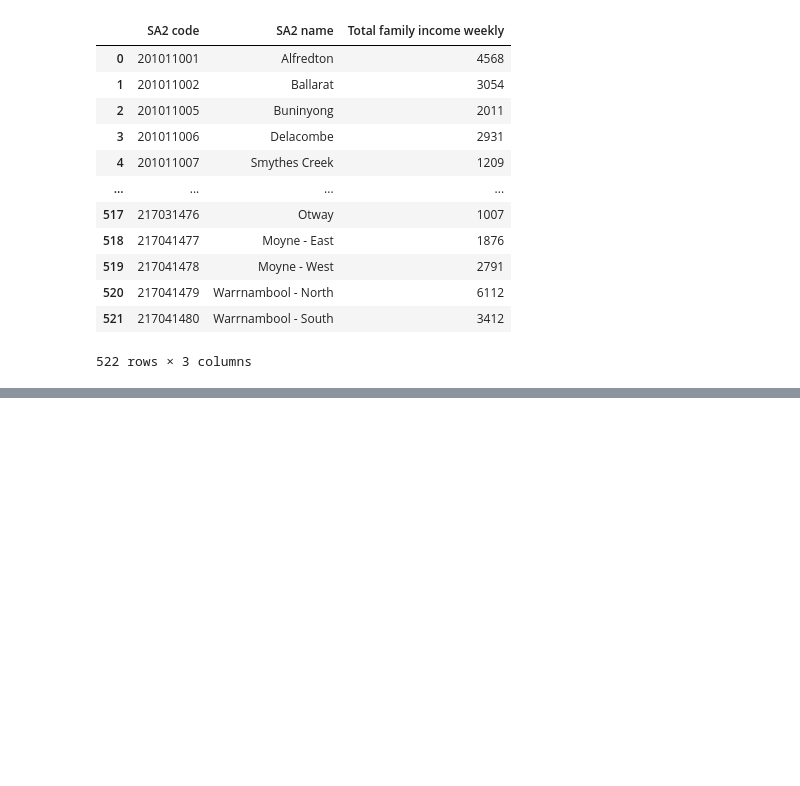
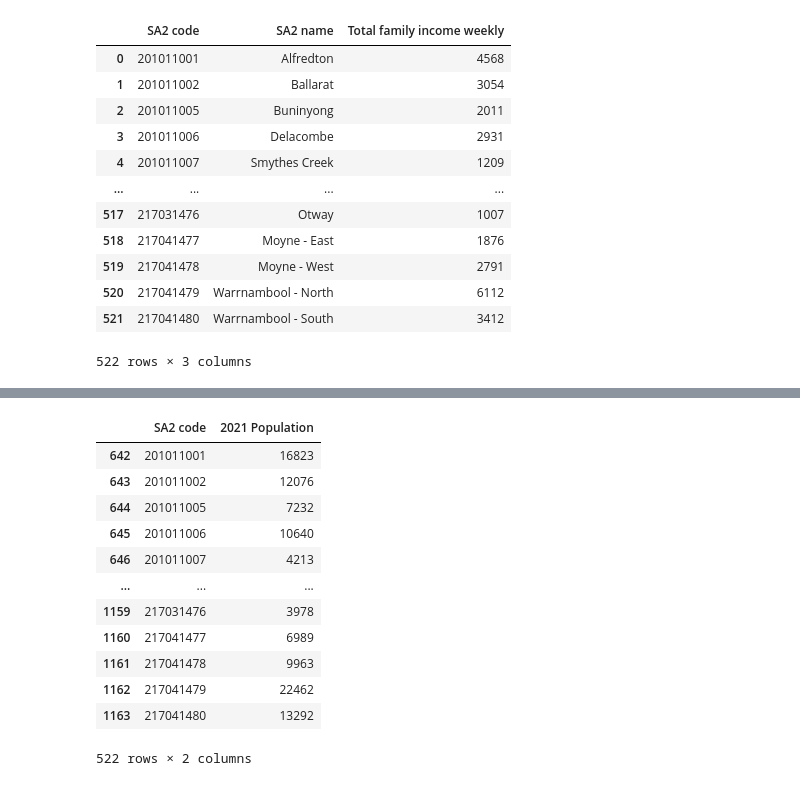
Before and after one commit to MAST30034-Applied-Data-Science/generic-real-estate-consulting-project-group-60, a Jupyter notebook: notebooks/Data_merge.ipynb, the cells around one changed output, grey strips where cells are left out. Cells and saved outputs as stored; diff of their text form; code cells hidden in the pictures; blank space fills up the shorter version.

```diff
--- a/notebooks/Data_merge.ipynb
+++ b/notebooks/Data_merge.ipynb
@@ -109,0 +139,18 @@ income_merge.rename(columns={'Tot_Tot':'Total family income weekly'})
+# %%
+population_2021 = population_2021[['SA2 code','no..20']]
+population_2021 = population_2021.rename(columns={'no..20':'2021 Population'})
+population_2021
+# %% [output]
+|  | SA2 code | 2021 Population |
+| 642 | 201011001 | 16823 |
+| 643 | 201011002 | 12076 |
+| 644 | 201011005 | 7232 |
+| 645 | 201011006 | 10640 |
+| 646 | 201011007 | 4213 |
+| ... | ... | ... |
+| 1159 | 217031476 | 3978 |
+| 1160 | 217041477 | 6989 |
+| 1161 | 217041478 | 9963 |
+| 1162 | 217041479 | 22462 |
+| 1163 | 217041480 | 13292 |
+522 rows × 2 columns
```
Also changed, not shown: parts of 4 cells of this notebook.
